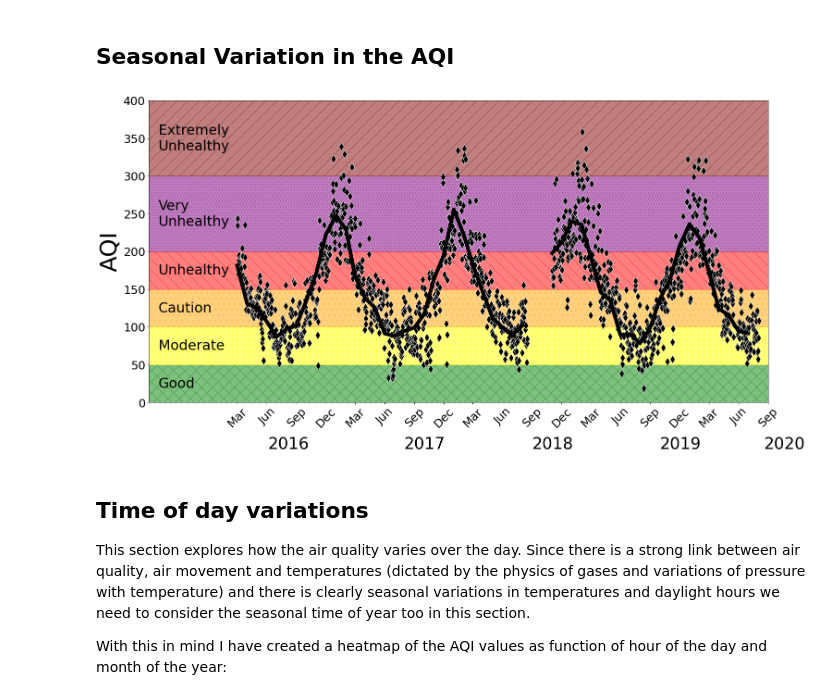
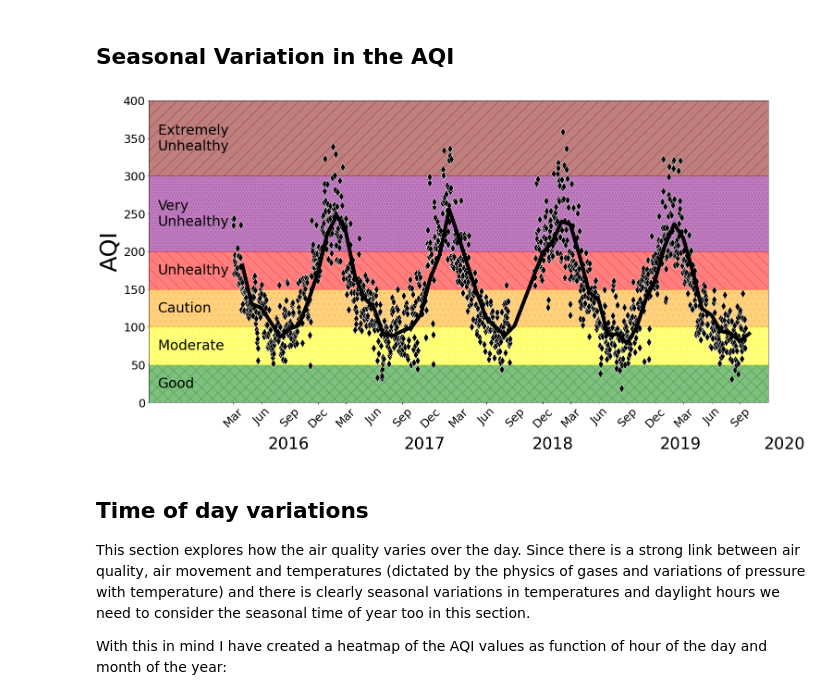
Before and after one commit to TSGreen/bangladesh-air-quality, a Jupyter notebook: notebooks/analysis-visualisation.ipynb, the cells around one changed output. Saved outputs shown, nothing was run; the diff lists cells and outputs as text; code cells hidden in the pictures.

Commit message:
Updates to the Dhaka analysis notebook and data updates.

```diff
--- a/notebooks/analysis-visualisation.ipynb
+++ b/notebooks/analysis-visualisation.ipynb
@@ -22,9 +22,7 @@ import matplotlib as mpl
 <h2> Data import </h2>
 # %%
 datapath = Path('../data/')
-df = pd.read_csv(f'{datapath}/USembassy_dhakadata_clean.csv')
+df = pd.read_csv(f'{datapath}/USembassy_dhakadata_clean.csv', parse_dates=['Date (LT)'], index_col='Date (LT)')
-# %%
-df['Date'] = pd.to_datetime(df['Date'])
 # %%
 df.info()
 # %% [output]
@@ -86,14 +108,13 @@ def time_resample(dataframe, time_period):
 
     Returns dataframe object
     '''
-    dataframe.index = dataframe.Date
     resampled_df = pd.DataFrame()
     resampled_df['AQImean'] = dataframe.AQI.resample(time_period).mean()
     resampled_df['AQImed'] = dataframe.AQI.resample(time_period).median()
     resampled_df['AQImin'] = dataframe.AQI.resample(time_period).min()
     resampled_df['AQImax'] = dataframe.AQI.resample(time_period).max()
     resampled_df['AQIstd'] = dataframe.AQI.resample(time_period).std()
-    resampled_df['Date'] = dataframe.Date.resample(time_period).first()
+    #resampled_df['Date'] = dataframe.Date.resample(time_period).first()
     resampled_df['Month'] = dataframe.Month.resample(time_period).first()
     resampled_df['Year'] = dataframe.Year.resample(time_period).first()
     resampled_df['Day'] = dataframe.Day.resample(time_period).first()
@@ -147,38 +168,41 @@ plt.fill_between(x = xpoints, y1 = 100, y2 = 150 , color = 'orange', alpha = tra
 plt.fill_between(x = xpoints, y1 = 150, y2 = 200 , color = 'red', alpha = trans, hatch = '\\')
 plt.fill_between(x = xpoints, y1 = 200, y2 = 300 , color = 'purple', alpha = trans, hatch = '..')
 plt.fill_between(x = xpoints, y1 = 300, y2 = 500 , color = 'maroon', alpha = trans, hatch = '/')
 
-sns.scatterplot(x='Date',  y='AQImean', data = df_dayavg, color = 'k', s = 155, marker = 'd')#, #legend = False,
-sns.lineplot(x='Date',  y='AQImean', data = df_monthavg[df_monthavg['Date']<'2018-08-17'], color = 'k', lw = 8)#, #legend = False,
-sns.lineplot(x='Date',  y='AQImean', data = df_monthavg[df_monthavg['Date']>'2018-11-01'], color = 'k', lw = 8)#, #legend = False,
+ax=sns.scatterplot(x=df_dayavg.index, y='AQImean', data = df_dayavg, color = 'k', s = 155, marker = 'd')#, #legend = False,
+#sns.lineplot(x=df_dayavg.index,  y='AQImean', data = df_monthavg[df_monthavg['Date']<'2018-08-17'], color = 'k', lw = 8)#, #legend = False,
+#sns.lineplot(x=df_dayavg.index,  y='AQImean', data = df_monthavg[df_monthavg['Date']>'2018-11-01'], color = 'k', lw = 8)#, #legend = False,
+sns.lineplot(x=df_monthavg.index,  y='AQImean', data = df_monthavg, color = 'k', lw = 8)#, #legend = False,
+# df.AQI.resample('M').mean().plot(ax=ax)
+# df.AQI.resample('D').mean().plot(kind='scatter', ax=ax)
 
 textsize = 35
 years = ['2016', '2017', '2018', '2019', '2020']
 axis_positions = [0.3, 0.47, 0.63, 0.79, 0.92]
 for xpos, year in zip(axis_positions, years):
     plt.figtext(xpos, 0.01, year, ha = 'center', fontsize = textsize)
 
 quality_categories = ['Good', 'Moderate', 'Caution', 'Unhealthy', 'Very\nUnhealthy', 'Extremely\nUnhealthy']
 y_positions = [25, 75, 125, 175, 250, 350]
 textsize = 30
 textstartdate = datetime.strptime('2015-07-01', "%Y-%m-%d")
 for y_pos, category in zip(y_positions, quality_categories):
     plt.text(textstartdate, y_pos, category, va = 'center', fontsize = textsize)
 
 plt.xticks([*map(lambda x: datetime.strptime(x, "%Y-%m"), ['2016-03', '2016-06', '2016-09', '2016-12', '2017-03', '2017-06', '2017-09',
              '2017-12','2018-03', '2018-06', '2018-09', '2018-12', '2019-03', '2019-06',
              '2019-09', '2019-12', '2020-03', '2020-06', '2020-09'])], rotation = 45, fontsize = 25)
 
 ax.xaxis.set_major_formatter(mdates.DateFormatter('%b'))
 plt.yticks(fontsize = 25)
 plt.ylim(0,400)
-plt.xlim(datetime.strptime('2015-06-01', "%Y-%m-%d"), datetime.strptime('2020-09-01', "%Y-%m-%d"))
+plt.xlim(datetime.strptime('2015-06-01', "%Y-%m-%d"), datetime.strptime('2020-12-01', "%Y-%m-%d"))
 plt.ylabel('AQI', fontsize =50)
 plt.xlabel('')
 
 plt.savefig('../report/AQImean.png', bbox_inches='tight')
 # %% [output]
-[figure, old version]
+[figure, new version]
 # %% [markdown]
 <h2> Time of day variations </h2>
 
```
Also changed, not shown: parts of 29 cells of this notebook, 8 other files.
